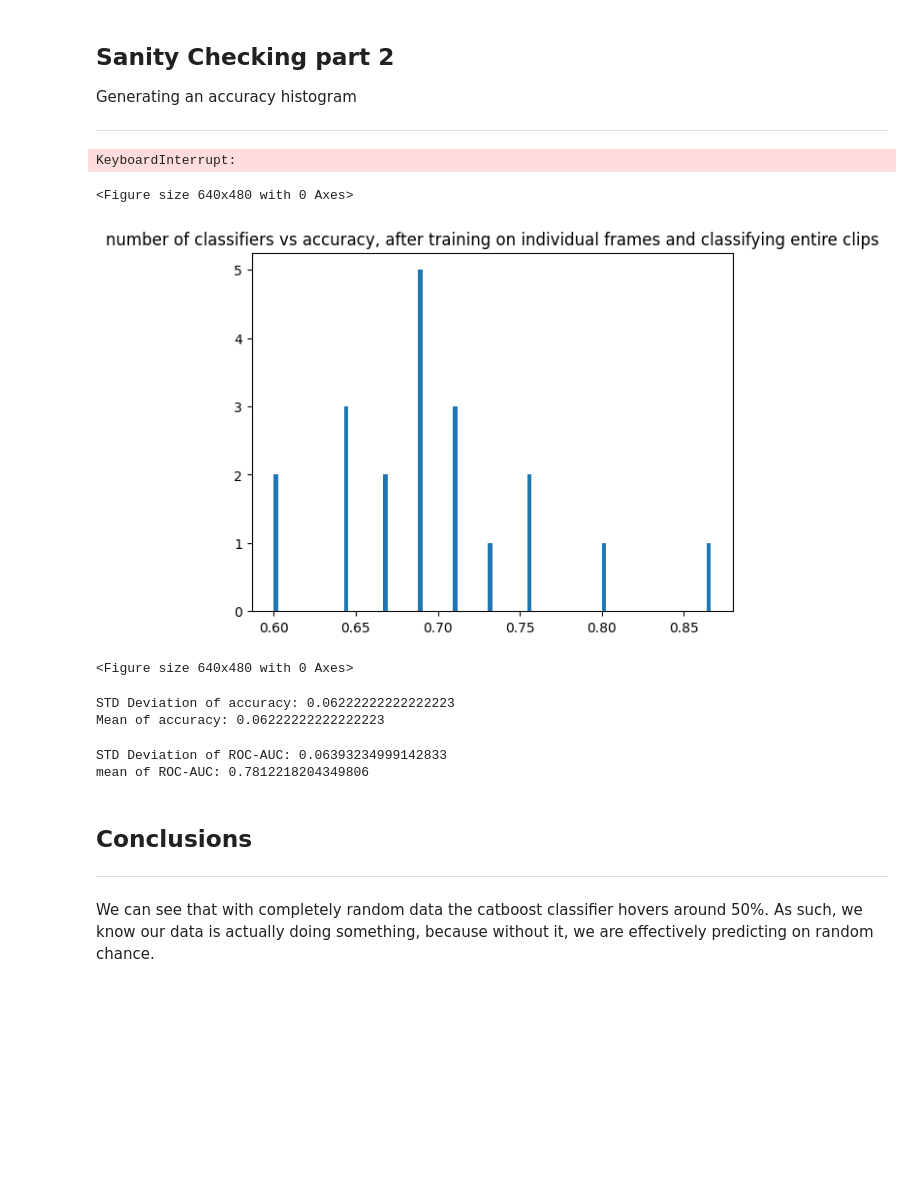
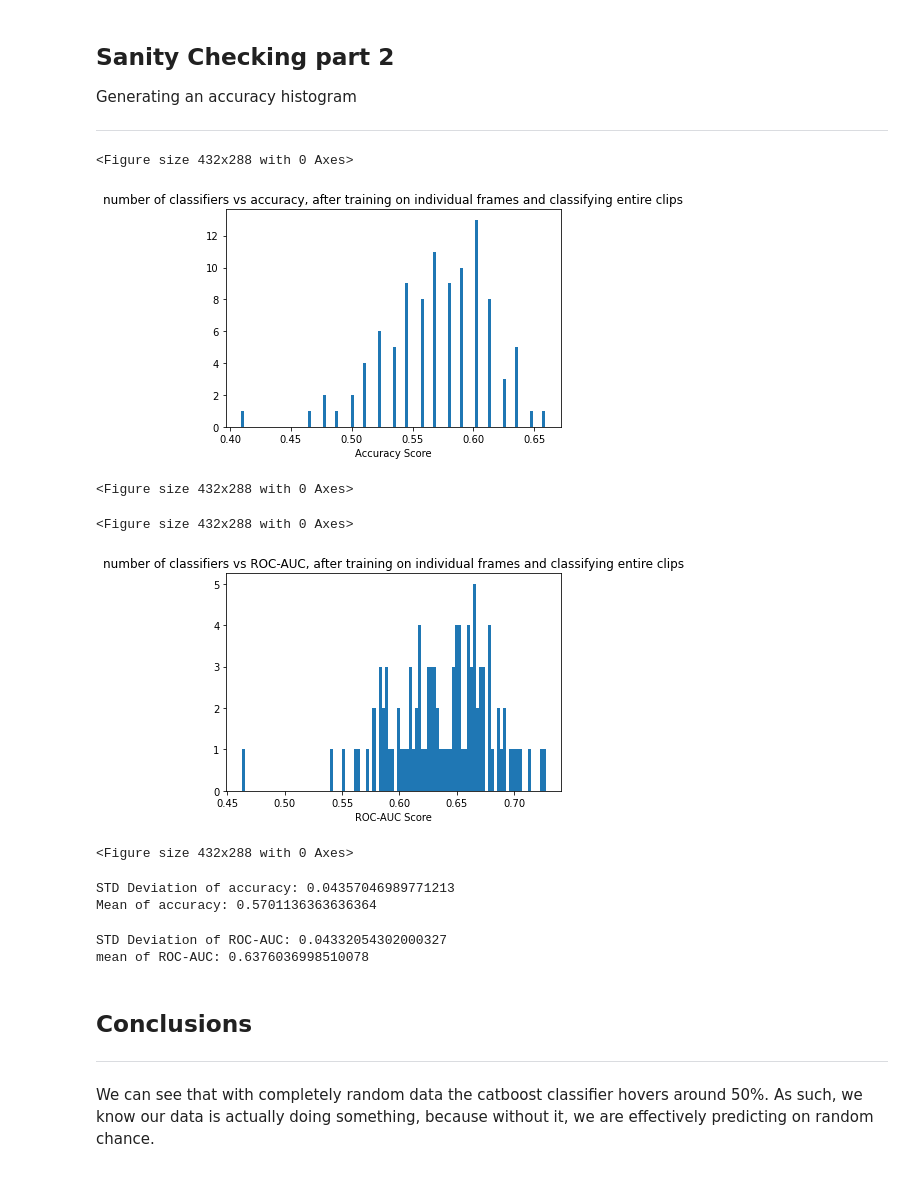
Before and after one commit to afnanmmir/Shot-Predictor, a Jupyter notebook: models/rev1_catboost/catboost.ipynb, the cells around one changed output. Drawn from its saved outputs; the diff is of its cells as text; code cells hidden in the pictures; blank space fills up the shorter version.

```diff
--- a/models/rev1_catboost/catboost.ipynb
+++ b/models/rev1_catboost/catboost.ipynb
@@ -131,7 +131,7 @@ import os
 accuracies = []
 roc_aucs = []
 for i in range(100):
-    data = pd.read_csv("data_concatVectors.csv",header=None)
+    data = pd.read_csv("newConcatVectors.csv",header=None)
     data = data.sample(frac=1)
     data = data.reset_index(drop=True)
     labels = data[0]
@@ -147,31 +147,39 @@ for i in range(100):
     softpreds = cbm.predict_proba(X_test)[:,1]
     accuracies.append(accuracy_score(y_test,preds))
     roc_aucs.append(roc_auc_score(y_test,softpreds))
-# %% [output]
-KeyboardInterrupt:
 # %%
 from matplotlib import pyplot as plt
 plt.hist(accuracies,bins=100)
 plt.title("number of classifiers vs accuracy, after training on individual frames and classifying entire clips")
+plt.xlabel("Accuracy Score")
 plt.figure()
 # %% [output]
-<Figure size 640x480 with 0 Axes>
+<Figure size 432x288 with 0 Axes>
-[figure, old version]
+[figure, new version]
-<Figure size 640x480 with 0 Axes>
+<Figure size 432x288 with 0 Axes>
+# %%
+plt.hist(roc_aucs, bins=100)
+plt.title("number of classifiers vs ROC-AUC, after training on individual frames and classifying entire clips")
+plt.xlabel("ROC-AUC Score")
+plt.figure()
+# %% [output]
+<Figure size 432x288 with 0 Axes>
+[figure, added]
+<Figure size 432x288 with 0 Axes>
 # %%
 accuracies = np.asarray(accuracies)
 print("STD Deviation of accuracy: "+str(np.std(accuracies)))
-print("Mean of accuracy: "+str(np.std(accuracies)))
+print("Mean of accuracy: "+str(np.mean(accuracies)))
 # %% [output]
-STD Deviation of accuracy: 0.06222222222222223
-Mean of accuracy: 0.06222222222222223
+STD Deviation of accuracy: 0.04357046989771213
+Mean of accuracy: 0.5701136363636364
 # %%
 roc_aucs = np.asarray(roc_aucs)
 print("STD Deviation of ROC-AUC: "+str(np.std(roc_aucs)))
 print("mean of ROC-AUC: "+str(np.mean(roc_aucs)))
 # %% [output]
-STD Deviation of ROC-AUC: 0.06393234999142833
-mean of ROC-AUC: 0.7812218204349806
+STD Deviation of ROC-AUC: 0.04332054302000327
+mean of ROC-AUC: 0.6376036998510078
 # %% [markdown]
 ## Conclusions
 ---
```
Also changed, not shown: 7 other files.
